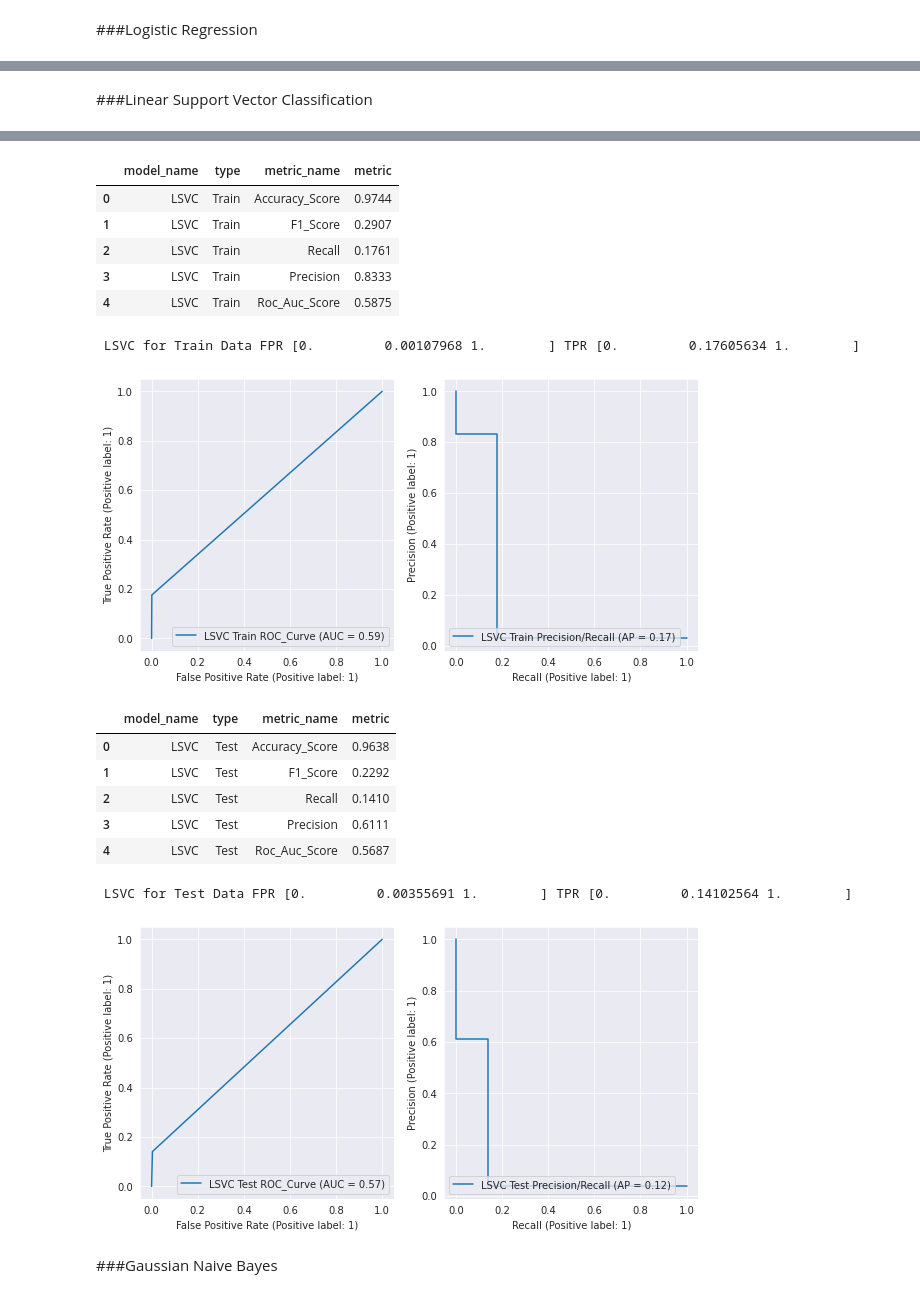
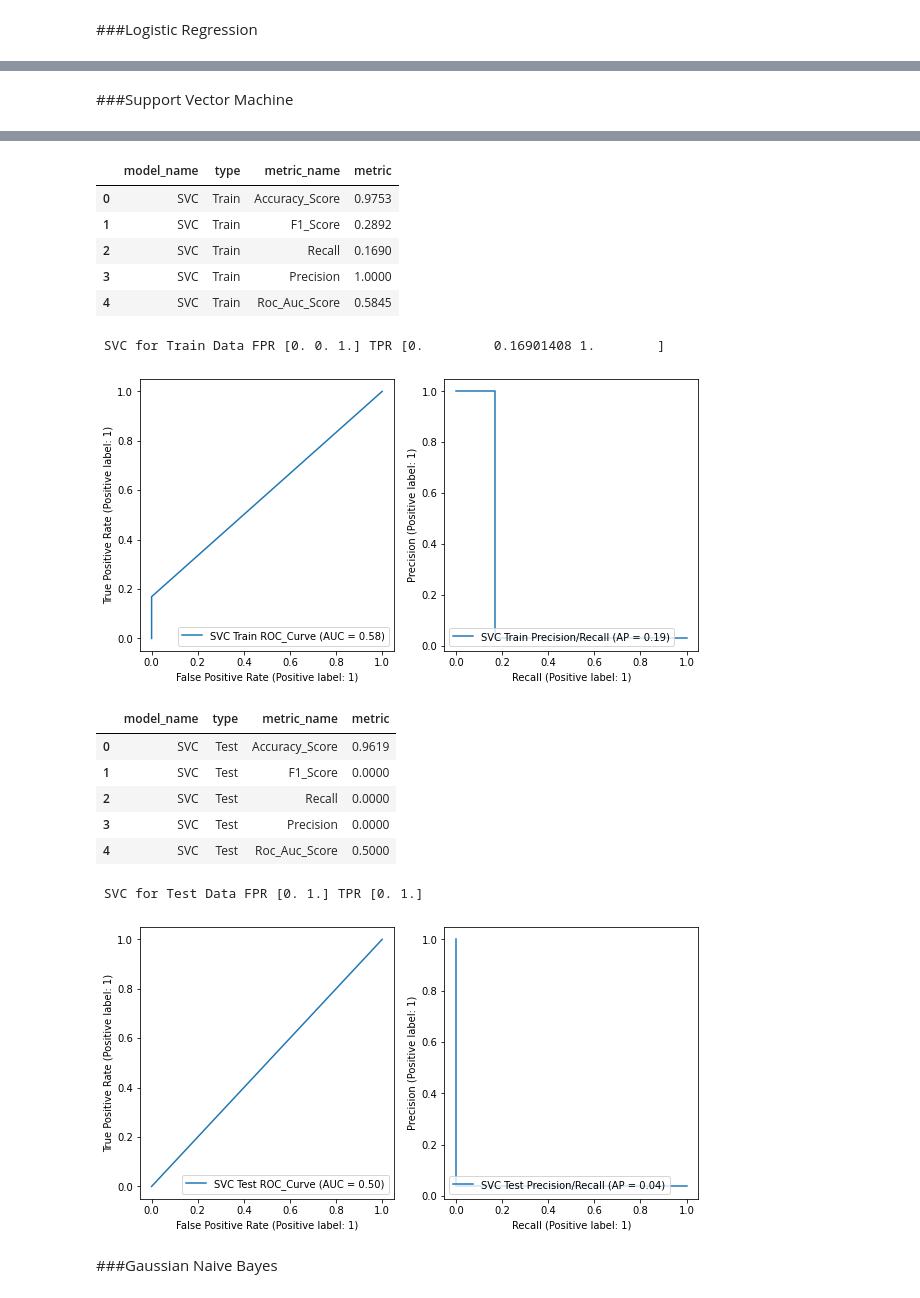
Before and after one commit to spros1/TaiwaneseBankruptcyPrediction, a Jupyter notebook: TaiwaneseBankruptcyPrediction.ipynb, the cells around one changed output, grey strips where cells are left out. Saved outputs shown, nothing was run; the diff lists cells and outputs as text; code cells hidden in the pictures.

```diff
--- a/TaiwaneseBankruptcyPrediction.ipynb
+++ b/TaiwaneseBankruptcyPrediction.ipynb
@@ -310,19 +312,19 @@ Logistic_Regression took 0.2067 seconds or 0.0034 minutes to run.
 # %% [markdown]
-###Linear Support Vector Classification
+###Support Vector Machine
 # %%
-# Linear Support Vector Classification run
-LSVC_model, LSVC_runtime = run_model(LinearSVC(max_iter=140000), 'LinearSVC')
-train_pred_LSVC = prediction(LSVC_model, X_train)
-test_pred_LSVC = prediction(LSVC_model, X_test)
+# Linear Support Vector run
+SVC_model, SVC_runtime = run_model(SVC(), 'SVC')
+train_pred_SVC = prediction(SVC_model, X_train)
+test_pred_SVC = prediction(SVC_model, X_test)
 
-# Linear Support Vector Classification Evaluation
+# Linear Support Vector Evaluation
 print("\n")
-LSVC_train = evaluating_model(y_train, train_pred_LSVC,'LSVC', 'Train')
+SVC_train = evaluating_model(y_train, train_pred_SVC,'SVC', 'Train')
 print("\n")
-eval_classification(train_pred_LSVC, y_train, X_train, 'LSVC', 'Train')
+eval_classification(train_pred_SVC, y_train, X_train, 'SVC', 'Train')
 
 print("\n")
-LSVC_test = evaluating_model(y_test, test_pred_LSVC, 'LSVC', 'Test')
+SVC_test = evaluating_model(y_test, test_pred_SVC, 'SVC', 'Test')
 print("\n")
-eval_classification(test_pred_LSVC, y_test, X_test, 'LSVC', 'Test')
+eval_classification(test_pred_SVC, y_test, X_test, 'SVC', 'Test')
 # %% [output]
@@ -330,19 +332,19 @@ LinearSVC took 19.9888 seconds or 0.3331 minutes to run.
 |  | model_name | type | metric_name | metric |
-| 0 | LSVC | Train | Accuracy_Score | 0.9744 |
-| 1 | LSVC | Train | F1_Score | 0.2907 |
-| 2 | LSVC | Train | Recall | 0.1761 |
-| 3 | LSVC | Train | Precision | 0.8333 |
-| 4 | LSVC | Train | Roc_Auc_Score | 0.5875 |
+| 0 | SVC | Train | Accuracy_Score | 0.9753 |
+| 1 | SVC | Train | F1_Score | 0.2892 |
+| 2 | SVC | Train | Recall | 0.1690 |
+| 3 | SVC | Train | Precision | 1.0000 |
+| 4 | SVC | Train | Roc_Auc_Score | 0.5845 |
- LSVC for Train Data FPR [0.         0.00107968 1.        ] TPR [0.         0.17605634 1.        ]
+ SVC for Train Data FPR [0. 0. 1.] TPR [0.         0.16901408 1.        ]
-[figure, old version]
+[figure, new version]
 |  | model_name | type | metric_name | metric |
-| 0 | LSVC | Test | Accuracy_Score | 0.9638 |
-| 1 | LSVC | Test | F1_Score | 0.2292 |
-| 2 | LSVC | Test | Recall | 0.1410 |
-| 3 | LSVC | Test | Precision | 0.6111 |
-| 4 | LSVC | Test | Roc_Auc_Score | 0.5687 |
+| 0 | SVC | Test | Accuracy_Score | 0.9619 |
+| 1 | SVC | Test | F1_Score | 0.0000 |
+| 2 | SVC | Test | Recall | 0.0000 |
+| 3 | SVC | Test | Precision | 0.0000 |
+| 4 | SVC | Test | Roc_Auc_Score | 0.5000 |
- LSVC for Test Data FPR [0.         0.00355691 1.        ] TPR [0.         0.14102564 1.        ]
+ SVC for Test Data FPR [0. 1.] TPR [0. 1.]
-[figure, old version]
+[figure, new version]
 # %% [markdown]
 ###Gaussian Naive Bayes
 # %%
```
Also changed, not shown: parts of 13 cells of this notebook.
